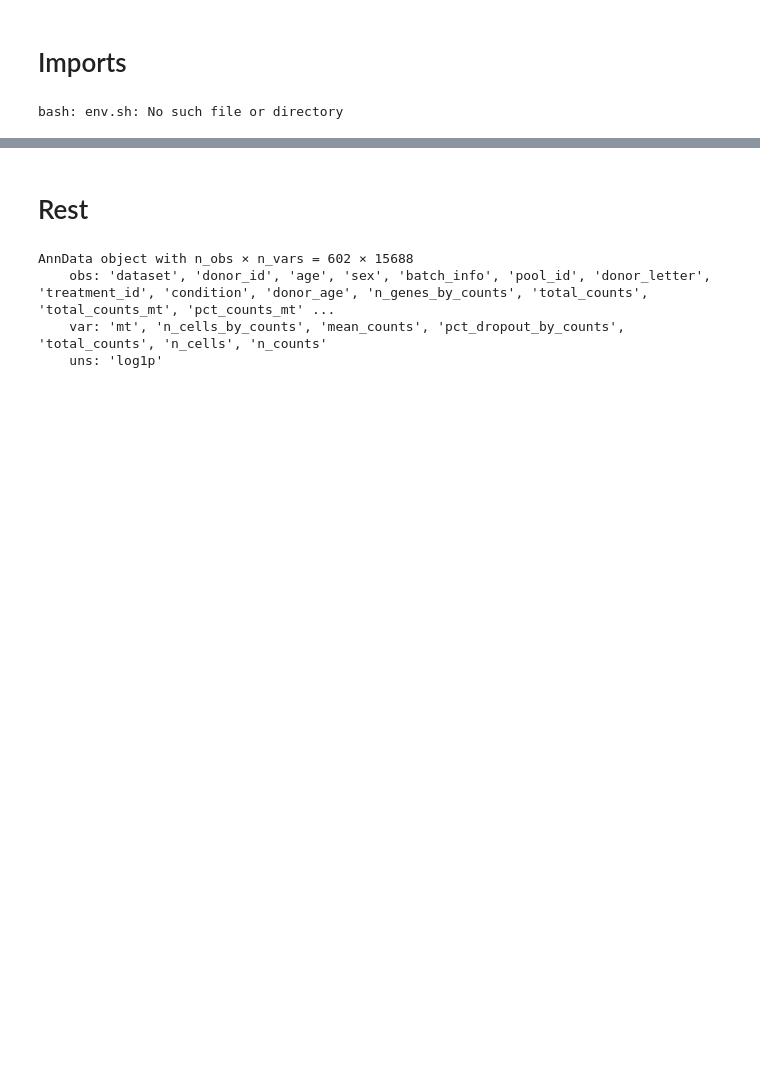
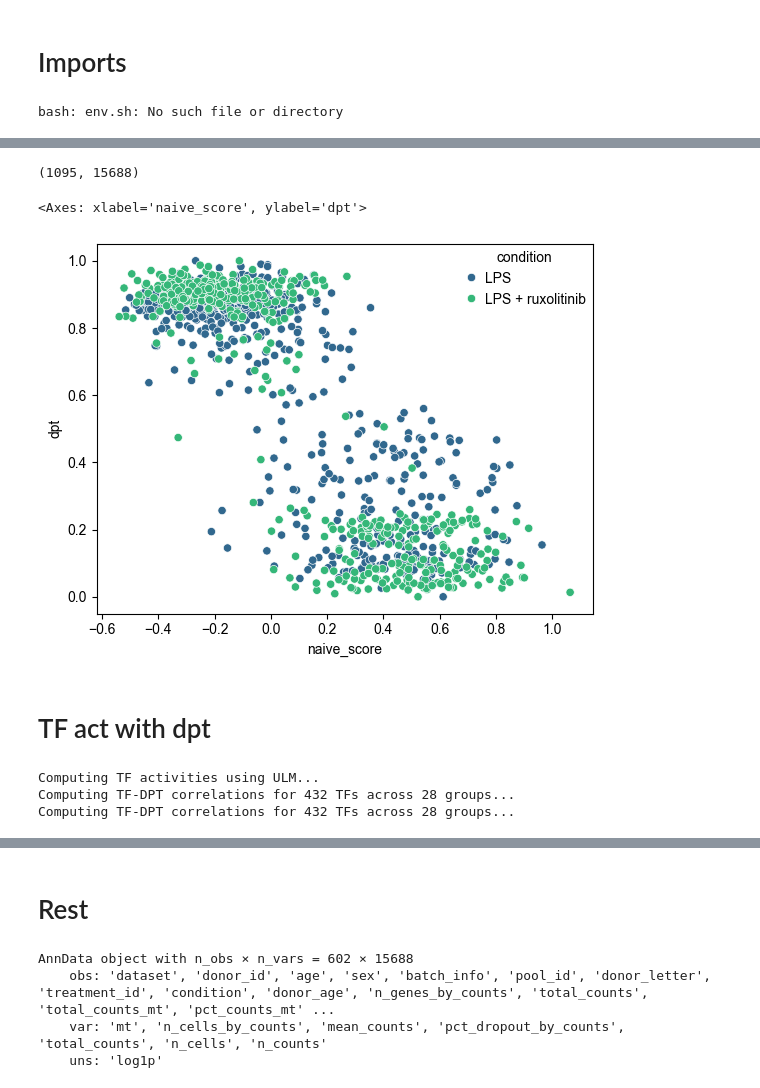
Before and after one commit to janursa/HIRA, a Jupyter notebook: notebooks/trajectory_analysis.ipynb, the cells around one changed output, grey strips where cells are left out. Saved outputs shown, nothing was run; the diff lists cells and outputs as text; code cells hidden in the pictures; blank space fills up the shorter version.

```diff
--- a/notebooks/trajectory_analysis.ipynb
+++ b/notebooks/trajectory_analysis.ipynb
@@ -95,0 +120,8 @@ Age range: 25.0 - 64.0
+# %%
+adata_sub = adata[(adata.obs['condition'].isin(['LPS + ruxolitinib', 'LPS'])) & (adata.obs['donor_id'].isin(['Donor 3']))]
+print(adata_sub.shape)
+sns.scatterplot(data=adata_sub.obs, x='naive_score', y='dpt', palette='viridis', hue='condition')
+# %% [output]
+(1095, 15688)
+<Axes: xlabel='naive_score', ylabel='dpt'>
+[figure, added]
@@ -95,0 +131,10 @@ Age range: 25.0 - 64.0
+# %% [markdown]
+# TF act with dpt
+# %%
+from hiara.src.trajectory_analysis.helper import compute_tf_act, tfa_dpt_association, write_traj_stats, compute_tfa_dpt_association
+compute_tf_act(adata)
+corr_adata = compute_tfa_dpt_association(adata)
+# %% [output]
+Computing TF activities using ULM...
+Computing TF-DPT correlations for 432 TFs across 28 groups...
+Computing TF-DPT correlations for 432 TFs across 28 groups...
```
Also changed, not shown: parts of 12 cells of this notebook, 10 other files.
